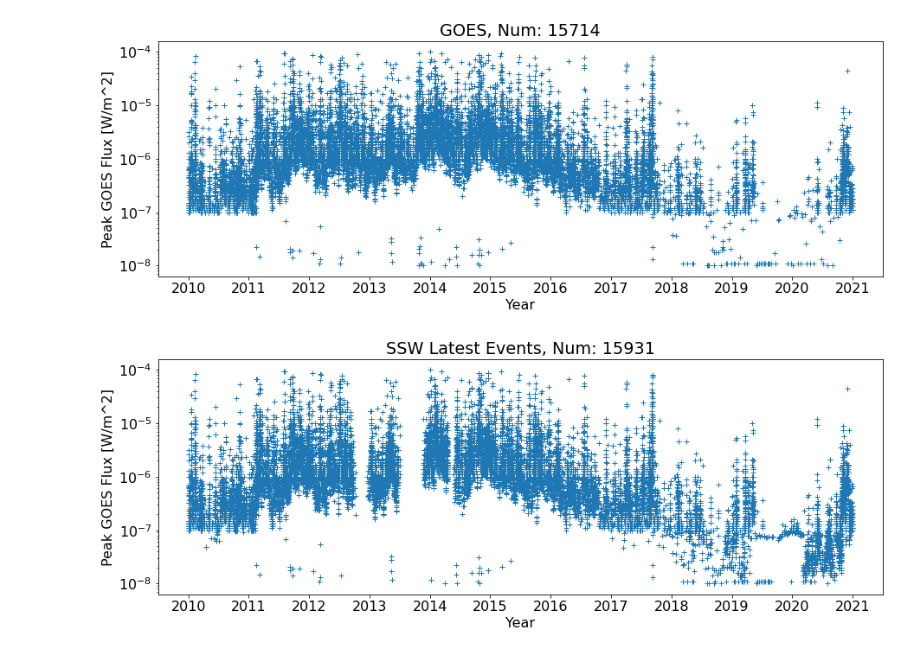
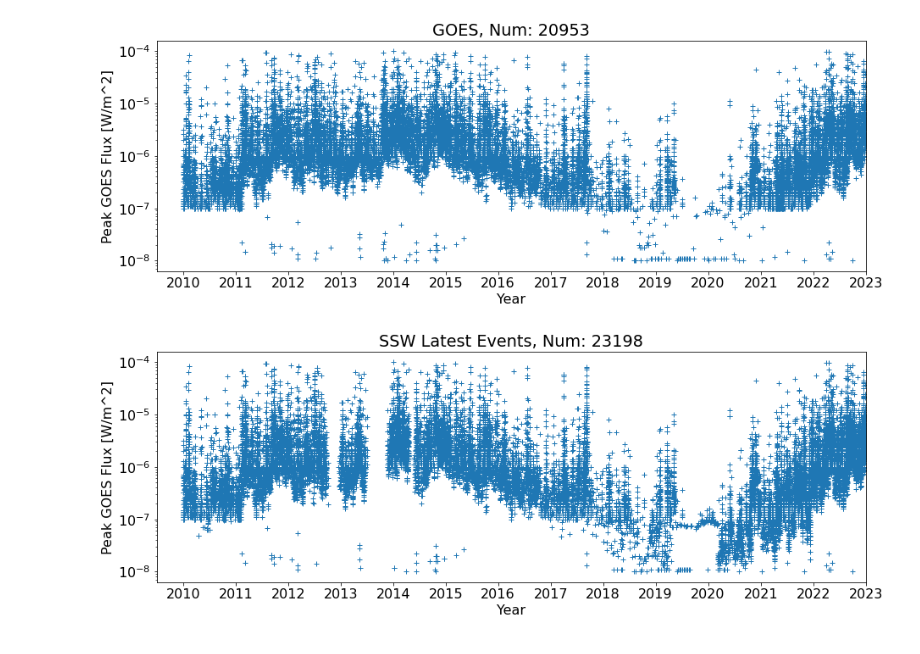
Before and after one commit to ianan/xrs_example, a Jupyter notebook: hek_fl_test.ipynb, the cells around one changed output. Drawn from its saved outputs; the diff is of its cells as text; code cells hidden in the pictures.

```diff
--- a/hek_fl_test.ipynb
+++ b/hek_fl_test.ipynb
@@ -20,7 +20,7 @@ nfs=[]
 sgall=[]
 ssall=[]
 print('Year, GOES, SSWLE')
-for years in range(2010,2021):
+for years in range(2010,2023):
     trange=a.Time(str(years)+"-01-01",str(years+1)+"-01-01")
     resg = Fido.search(trange,a.hek.EventType("FL"),a.hek.OBS.Observatory == "GOES")
     ress = Fido.search(trange,a.hek.EventType("FL"),a.hek.FRM.Name == "SSW Latest Events")
@@ -87,4 +89,5 @@ Number of Latest Event flares: 15714
 # %%
+matplotlib.rcParams['font.size']=16
 fig,axs=plt.subplots(1,2,figsize=(15,6))
 fig.suptitle(f'GOES, Num: {len(stg):d}')
 axs[0].plot(stg,hgxg,'+')
@@ -94,7 +97,7 @@ axs[1].plot(stg,hgyg,'+')
 axs[1].set_ylabel('Latitude')
 axs[1].set_ylim([-60,60])
 for ax in axs:
-    ax.set_xlim(["2009-07-01","2021-06-30"])
+    ax.set_xlim(["2009-07-01","2023-01-01"])
     ax.set_xlabel("Year")
 plt.show()
 
@@ -107,7 +110,7 @@ axs[1].plot(sts,hgys,'+')
 axs[1].set_ylabel('Latitude')
 axs[1].set_ylim([-60,60])
 for ax in axs:
-    ax.set_xlim(["2009-07-01","2021-06-30"])
+    ax.set_xlim(["2009-07-01","2023-01-01"])
     ax.set_xlabel("Year")
 plt.show()
 # %% [output]
@@ -153,27 +156,27 @@ for g in gcs:
 # %%
 matplotlib.rcParams['font.size']=16
 
 majorx=matplotlib.dates.YearLocator(1)
 
 fig,ax=plt.subplots(figsize=(15,5))
 plt.plot(stg,gfg,'+')
 plt.yscale('log')
-ax.set_xlim(["2009-07-01","2021-06-30"])
+ax.set_xlim(["2009-07-01","2023-01-01"])
 ax.xaxis.set_major_locator(majorx)
 ax.set_ylabel('Peak GOES Flux [W/m^2]')
 ax.set_xlabel('Year')
 ax.set_title(f'GOES, Num: {len(stg):d}')
 plt.show()
 
 fig,ax=plt.subplots(figsize=(15,5))
 plt.plot(sts,gfs,'+')
 plt.yscale('log')
-ax.set_xlim(["2009-07-01","2021-06-30"])
+ax.set_xlim(["2009-07-01","2023-01-01"])
 ax.set_ylabel('Peak GOES Flux [W/m^2]')
 ax.set_xlabel('Year')
 ax.set_title(f'SSW Latest Events, Num: {len(sts):d}')
 ax.xaxis.set_major_locator(majorx)
 plt.show()
 # %% [output]
-[figure, old version]
+[figure, new version]
-[figure, old version]
+[figure, new version]
```
Also changed, not shown: parts of 3 cells of this notebook.
